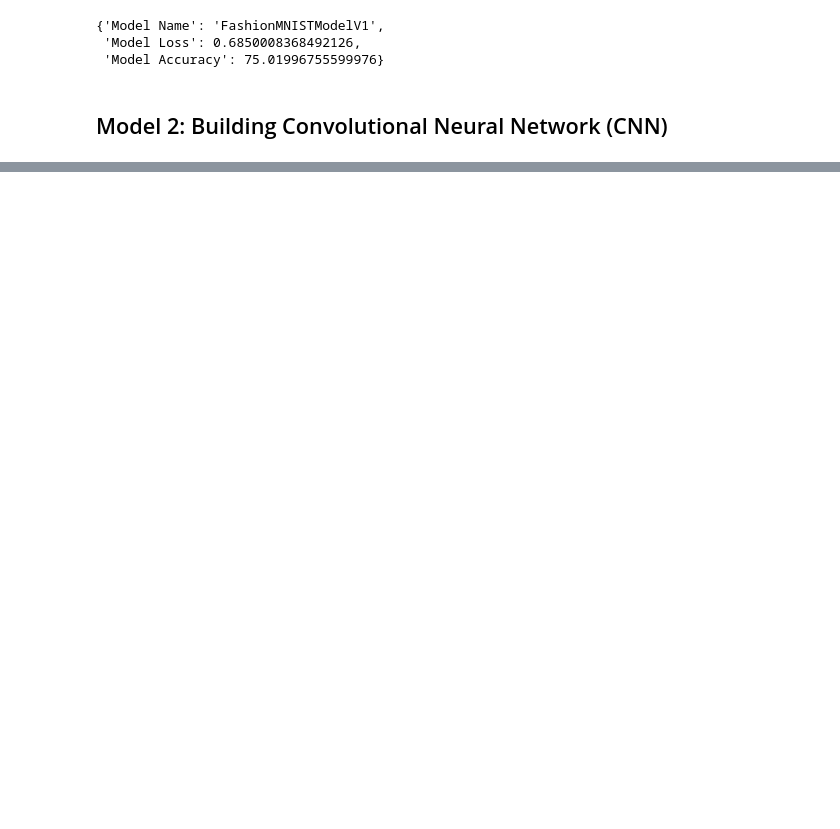
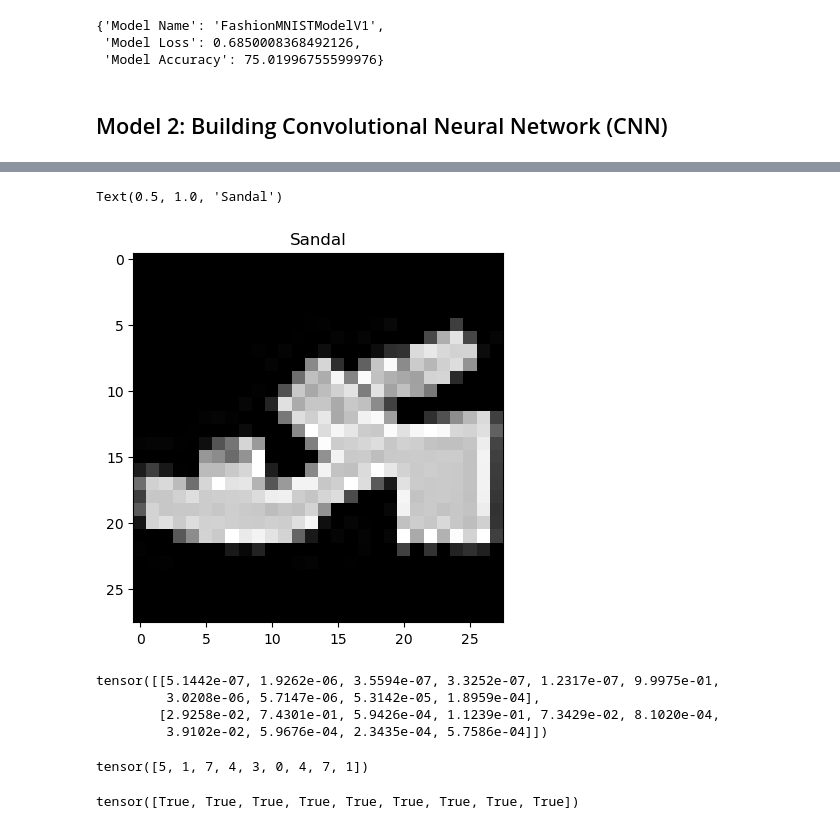
Before and after one commit to DilshanGD/Deep-Learning-with-PyTorch-for-beginners, a Jupyter notebook: Computer Vision Workflow.ipynb, the cells around one changed output, grey strips where cells are left out. Saved outputs shown, nothing was run; the diff lists cells and outputs as text; code cells hidden in the pictures; blank space fills up the shorter version.

```diff
--- a/Computer Vision Workflow.ipynb
+++ b/Computer Vision Workflow.ipynb
@@ -701,0 +862,30 @@ model_cnn = FashionMNISTCNN(input_shape=1,
+# %%
+plt.imshow(test_samples[0].squeeze(), cmap='gray')
+plt.title(class_names[test_labels[0]])
+# %% [output]
+Text(0.5, 1.0, 'Sandal')
+[figure, added]
+# %%
+# Make predictions
+pred_probs = make_prediction(model=model_cnn, data=test_samples)
+
+# View first two prediction probabilities
+pred_probs[:2]
+# %% [output]
+tensor([[5.1442e-07, 1.9262e-06, 3.5594e-07, 3.3252e-07, 1.2317e-07, 9.9975e-01,
+         3.0208e-06, 5.7147e-06, 5.3142e-05, 1.8959e-04],
+        [2.9258e-02, 7.4301e-01, 5.9426e-04, 1.1239e-01, 7.3429e-02, 8.1020e-04,
+         3.9102e-02, 5.9676e-04, 2.3435e-04, 5.7586e-04]])
+# %%
+# Convert prediction probabilities to labels
+pred_classes = pred_probs.argmax(dim=1)
+pred_classes
+# %% [output]
+tensor([5, 1, 7, 4, 3, 0, 4, 7, 1])
+# %%
+test_labels = torch.tensor(test_labels)
+
+# Check whether the predictions and ground truth are same or not
+test_labels == pred_classes
+# %% [output]
+tensor([True, True, True, True, True, True, True, True, True])
```
Also changed, not shown: parts of 29 cells of this notebook, 2 other files.
